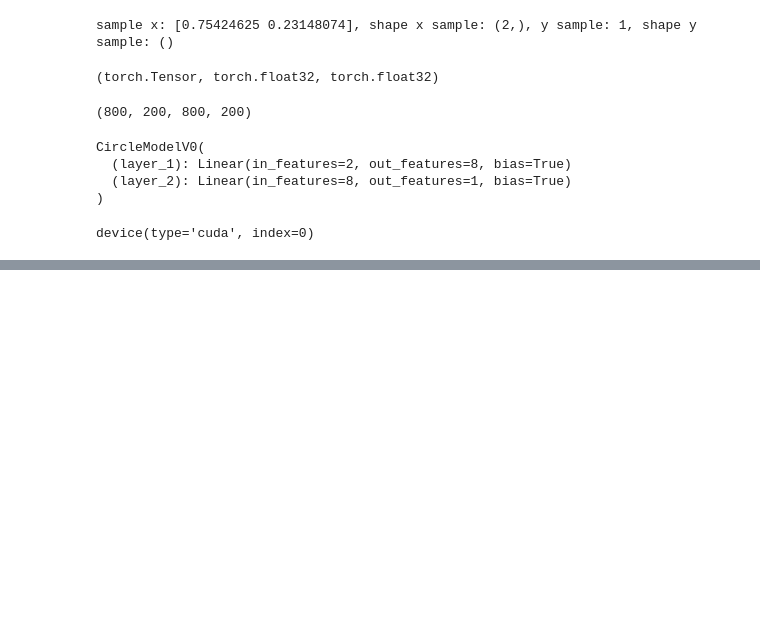
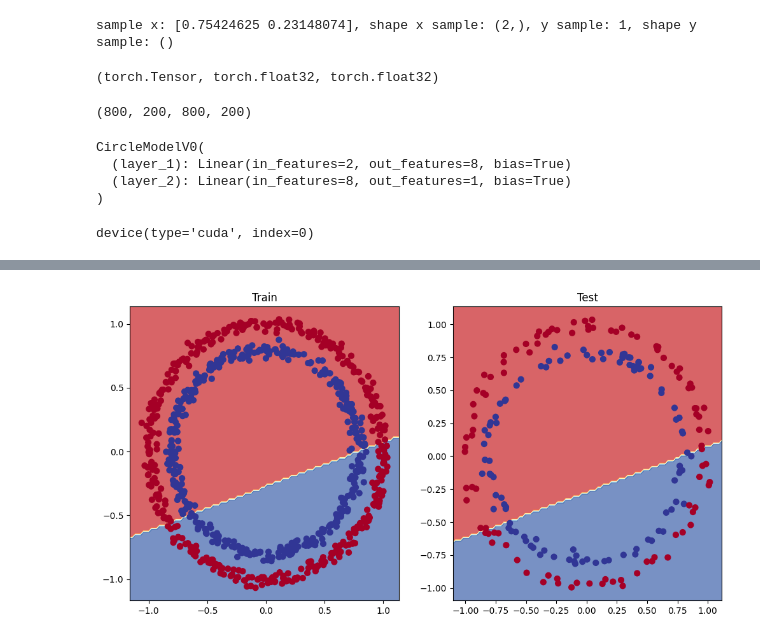
Before and after one commit to HassanAlam55/PyTorch_Deep_Learning_Bootcamp, a Jupyter notebook: 02_Classification_Practice.ipynb, the cells around one changed output, grey strips where cells are left out. Cells and saved outputs as stored; diff of their text form; code cells hidden in the pictures; blank space fills up the shorter version.

```diff
--- a/02_Classification_Practice.ipynb
+++ b/02_Classification_Practice.ipynb
@@ -78,3 +80,10 @@ CircleModelV0(
 next(model_0.parameters()).devicec
 # %% [output]
 device(type='cuda', index=0)
+# %%
+# sequential model
+model_0 = nn.Sequential(
+    nn.Linear(in_features=2, out_features = 8),
+    nn.Linear(in_features= 8, out_features = 1)
+    ).to(device)
+model_0
@@ -80,0 +138,17 @@ device(type='cuda', index=0)
+# %%
+# Loss and optimizer
+loss_fn = nn.BCEWithLogitsLoss()
+optimzer = torch.optim.SGD(params =model_0.parameters(),lr= 0.1)
+# %%
+# calculate accurate
+def accuracy_fn(y_true, y_pred):
+    correct = torch.eq(y_true, y_pred).sum().item()
+    acc = (correct/len(y_pred))*100
+    return acc
+# %%
+# look at logits
+model_0.eval()
+with torch.inference_mode():
+    y_logits = model_0(X_test.to(device))[:5]
+
+y_logits
@@ -80,0 +236,11 @@ device(type='cuda', index=0)
+# %%
+# plot decision boundary
+plt.figure(figsize=(12, 6))
+plt.subplot (1,2, 1)
+plt.title ("Train")
+plot_decision_boundary(model_0, X_train, y_train)
+plt.subplot (1, 2, 2)
+plt.title ("Test")
+plot_decision_boundary(model_0, X_test, y_test)
+# %% [output]
+[figure, added]
```
Also changed, not shown: parts of 8 cells of this notebook.
